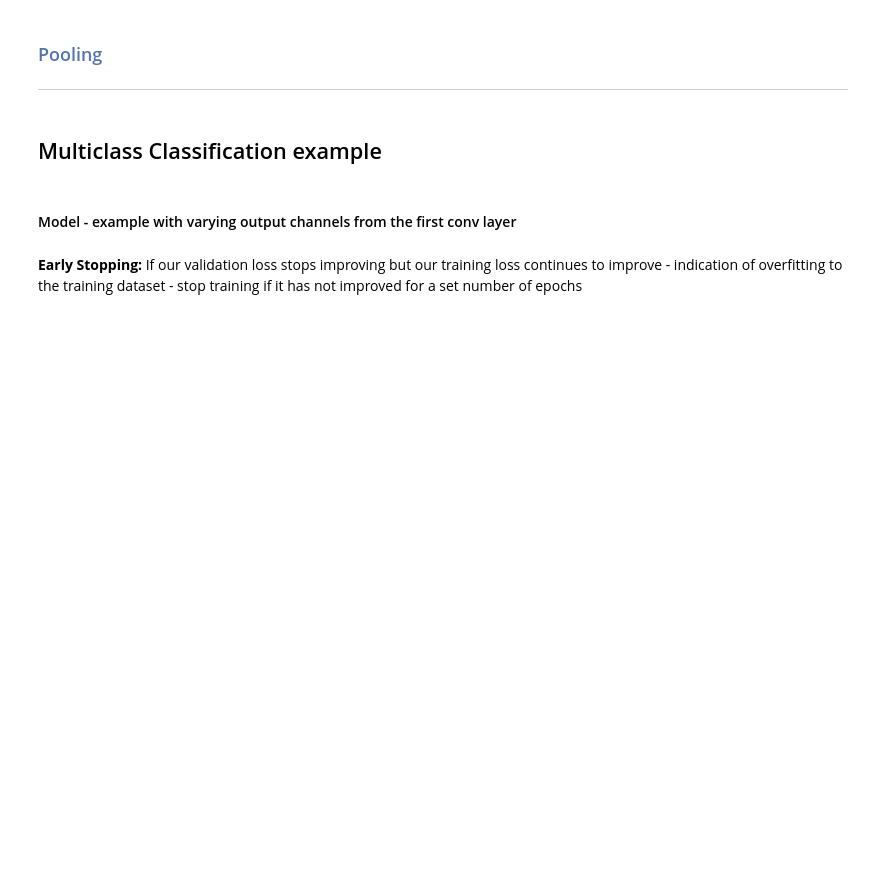
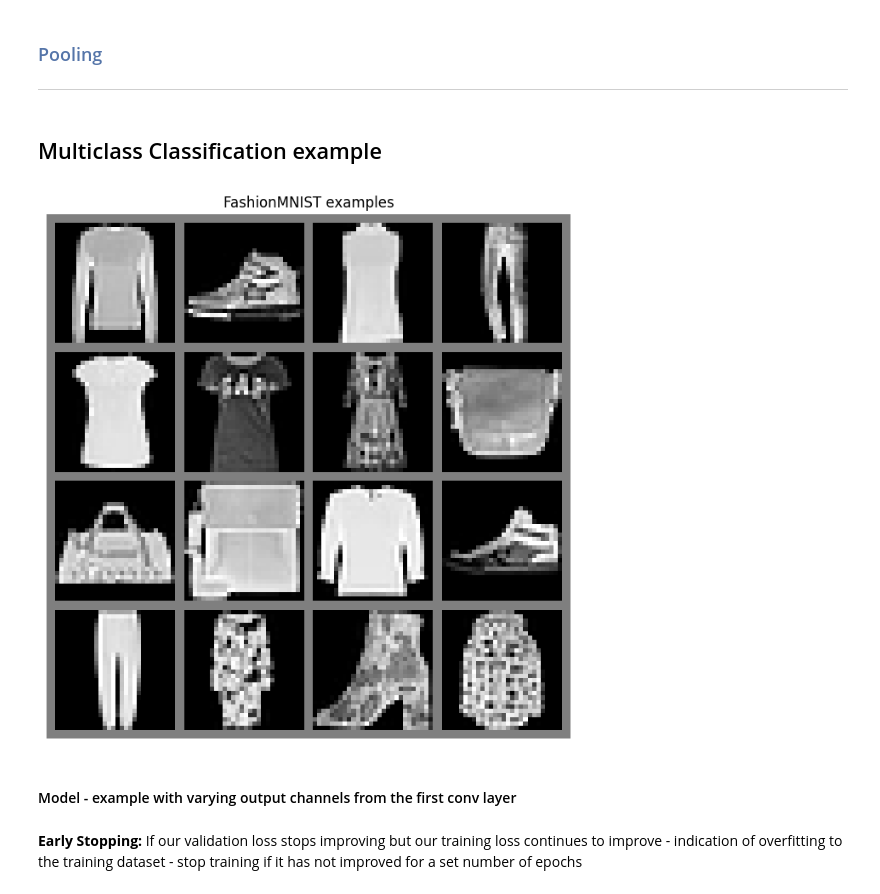
Before and after one commit to Cissi07/DSML-Prep, a Jupyter notebook: DSML_code_shared.ipynb, the cells around one changed output. Drawn from its saved outputs; the diff is of its cells as text; code cells hidden in the pictures; blank space fills up the shorter version.

```diff
--- a/DSML_code_shared.ipynb
+++ b/DSML_code_shared.ipynb
@@ -2049,13 +2050,29 @@ transform = transforms.Compose([transforms.ToTensor(),
 
 #Define dataset
 train_dataset = FashionMNIST(root='Week10_data', train=True, transform=transform, download=True)
-train_dataset, validation_dataset = torch.utils.data.random_split(train_dataset, lengths = [0.8, 0.2], generator = torch.Generator().manual_seed(1))
+train_daetast, validation_dataset = torch.utils.data.random_split(train_dataset, lengths = [0.8, 0.2], generator = torch.Generator().manual_seed(1))
 test_dataset = FashionMNIST(root='Week10_data',train = False, transform = transform, download = True)
 
 # Define DataLoaders
 train_dloader = torch.utils.data.DataLoader(train_dataset, batch_size = 64, shuffle = True, drop_last = True)
 val_dloader = torch.utils.data.DataLoader(validation_dataset, batch_size = 64, shuffle = True, drop_last = True)
 test_dloader = torch.utils.data.DataLoader(test_dataset, batch_size = 4, shuffle = False, generator = torch.Generator().manual_seed(1))
+# %%
+import matplotlib.pyplot as plt
+
+exmp_imgs = [train_dataset[i][0] for i in range(16)]
+# Organize the images into a grid for nicer visualization
+img_grid = torchvision.utils.make_grid(torch.stack(exmp_imgs, dim=0), nrow=4, normalize=True, pad_value=0.5)
+img_grid = img_grid.permute(1, 2, 0)
+
+plt.figure(figsize=(8,8))
+plt.title("FashionMNIST examples")
+plt.imshow(img_grid)
+plt.axis('off')
+plt.show()
+plt.close()
+# %% [output]
+[figure, added]
 # %% [markdown]
 #### Model - example with varying output channels from the first conv layer
 # %%
```
Also changed, not shown: parts of 5 cells of this notebook.
